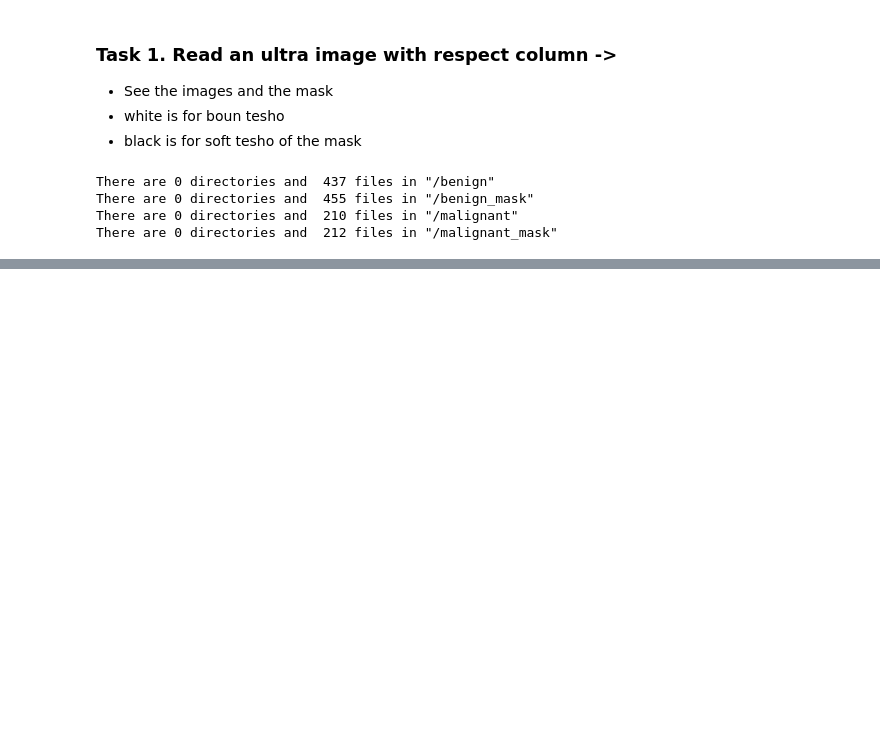
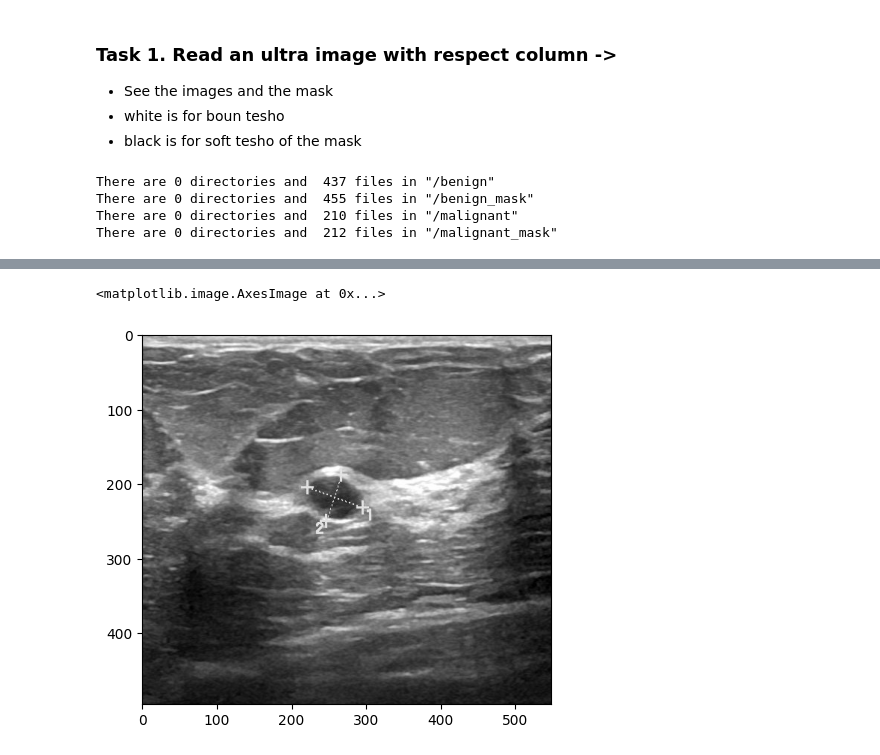
Before and after one commit to nawroz-m/ML_learning, a Jupyter notebook: BUSI.ipynb, the cells around one changed output, grey strips where cells are left out. Cells and saved outputs as stored; diff of their text form; code cells hidden in the pictures; blank space fills up the shorter version.

```diff
--- a/BUSI.ipynb
+++ b/BUSI.ipynb
@@ -132,0 +195,20 @@ maks_img shape: (432, 575)
+# %%
+# add threshold for the mask image
+# orignal image
+org_img = pltimg.imread(f'benign/benign (5).png')
+# mask image
+mask_img = pltimg.imread(f'benign_mask/benign (5)_mask.png')
+
+if len(mask_img.shape) == 3: # <-- if the image is not already in 1 chanel(gray scale)
+  imgray = cv2.cvtColor(mask_img, cv2.COLOR_BGR2GRAY)
+else:
+  imgray = mask_img
+
+imgray = (imgray * 255).astype("uint8") # <-- change image type
+_, threshold = cv2.threshold(imgray, 127, 255, cv2.THRESH_BINARY)
+contours, hierarchy = cv2.findContours(threshold,  cv2.RETR_TREE, cv2.CHAIN_APPROX_SIMPLE)
+# %%
+plt.imshow(org_img)
+# %% [output]
+<matplotlib.image.AxesImage at 0x...>
+[figure, added]
```
Also changed, not shown: parts of 23 cells of this notebook.
